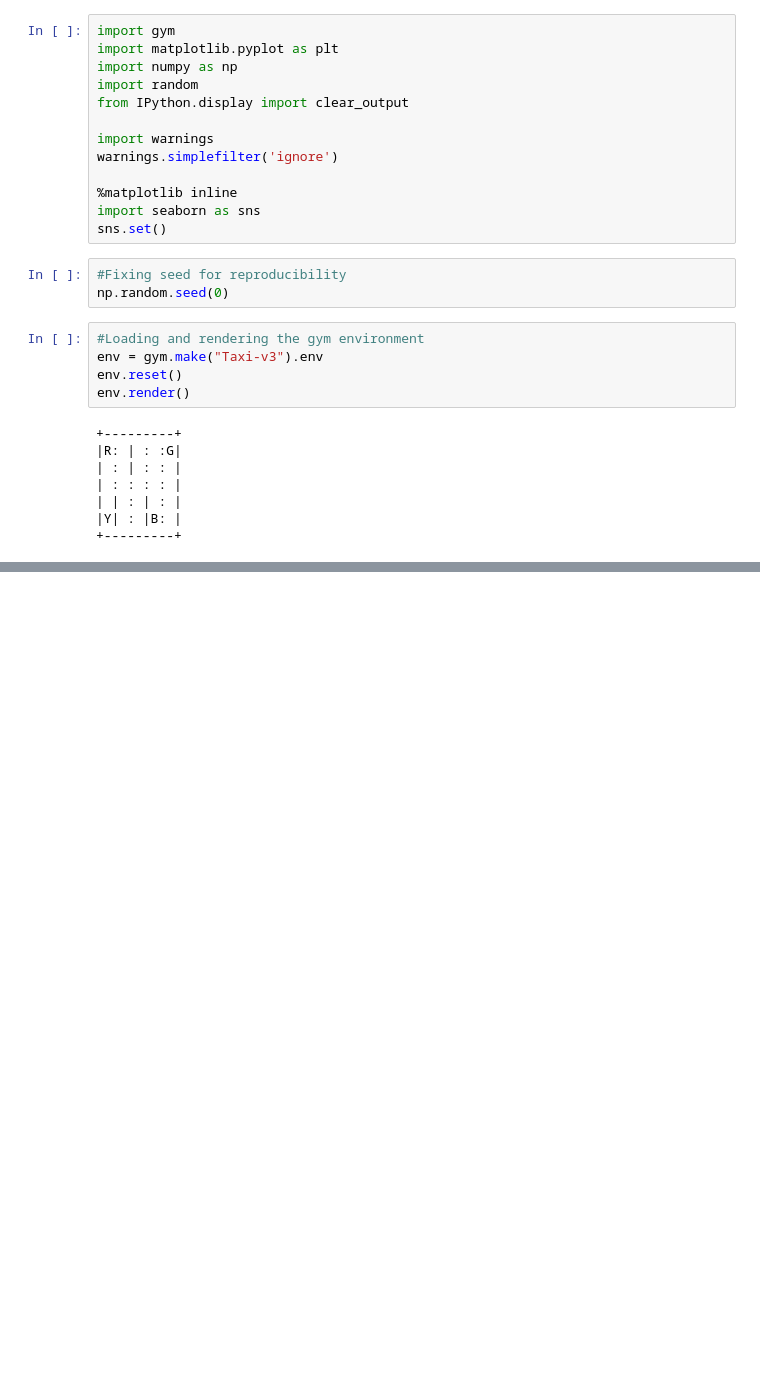
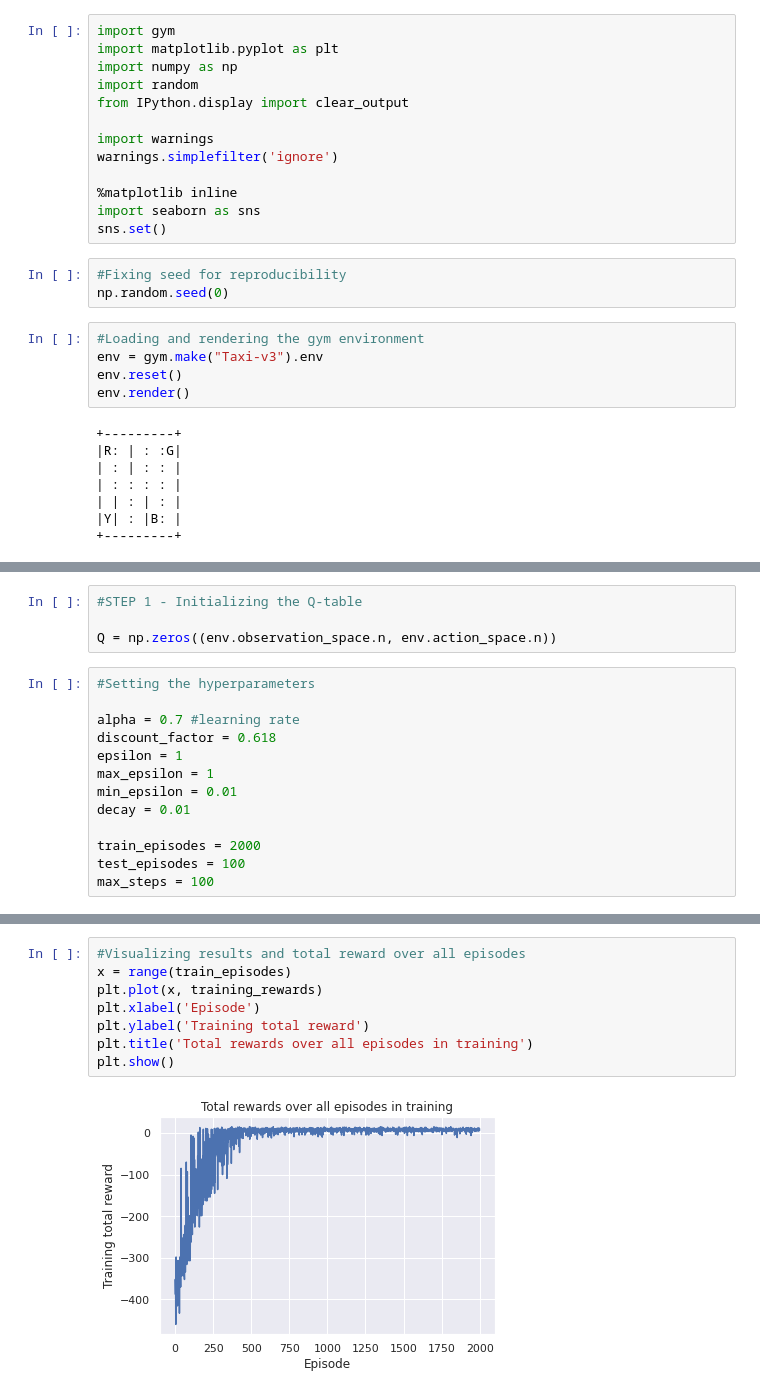
Before and after one commit to patricio-tech/proyectos, a Jupyter notebook: RL2.ipynb, the cells around one changed output, grey strips where cells are left out. Drawn from its saved outputs; the diff is of its cells as text; blank space fills up the shorter version.

```diff
--- a/RL2.ipynb
+++ b/RL2.ipynb
@@ -33,0 +52,17 @@ env.render()
+# %%
+#STEP 1 - Initializing the Q-table
+
+Q = np.zeros((env.observation_space.n, env.action_space.n))
+# %%
+#Setting the hyperparameters
+
+alpha = 0.7 #learning rate
+discount_factor = 0.618
+epsilon = 1
+max_epsilon = 1
+min_epsilon = 0.01
+decay = 0.01
+
+train_episodes = 2000
+test_episodes = 100
+max_steps = 100
@@ -33,0 +128,10 @@ env.render()
+# %%
+#Visualizing results and total reward over all episodes
+x = range(train_episodes)
+plt.plot(x, training_rewards)
+plt.xlabel('Episode')
+plt.ylabel('Training total reward')
+plt.title('Total rewards over all episodes in training')
+plt.show()
+# %% [output]
+[figure, added]
```
Also changed, not shown: parts of 5 cells of this notebook.
